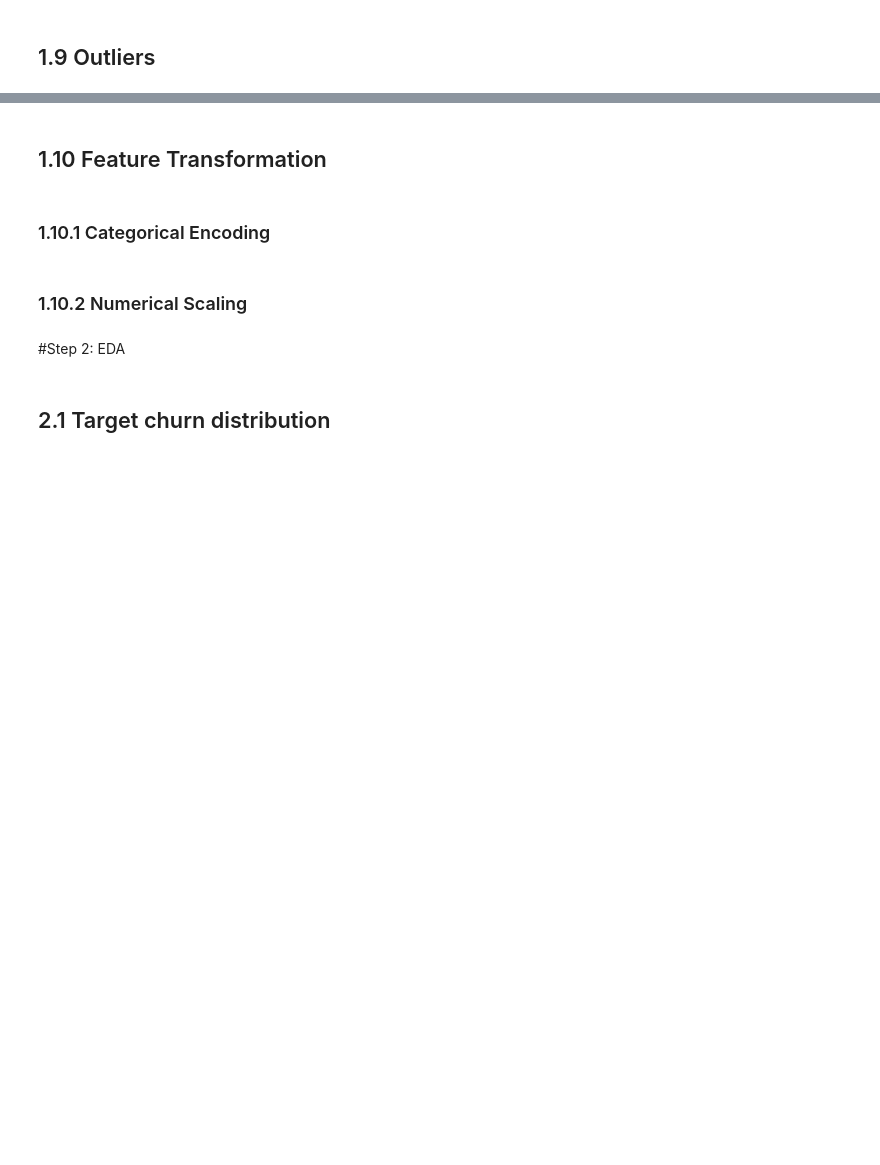
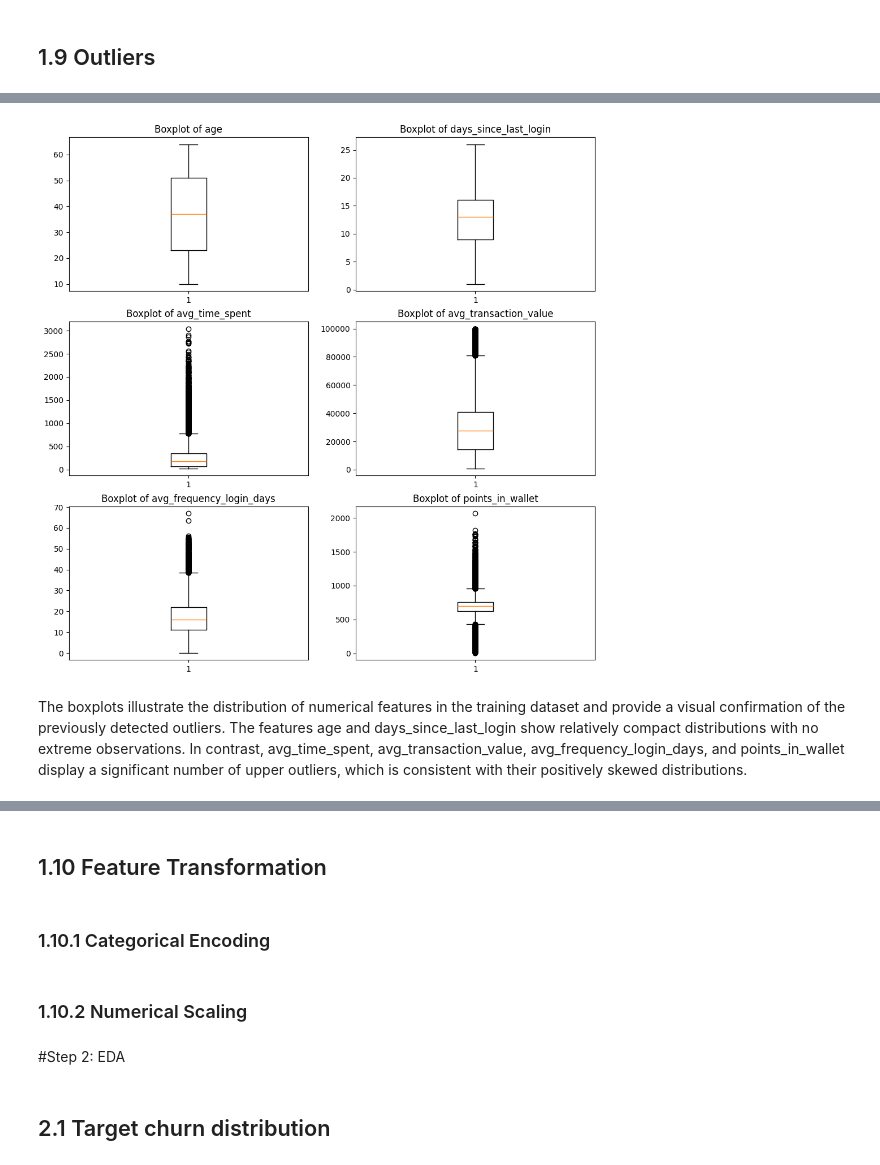
Before and after one commit to CMPE252/customer-churn-prediction, a Jupyter notebook: CMPE_252_Customer_Churn_Prediction.ipynb, the cells around one changed output, grey strips where cells are left out. Cells and saved outputs as stored; diff of their text form; code cells hidden in the pictures; blank space fills up the shorter version.

```diff
--- a/CMPE_252_Customer_Churn_Prediction.ipynb
+++ b/CMPE_252_Customer_Churn_Prediction.ipynb
@@ -92,0 +401,4 @@ There are 7 numeric features and 17 categorical features in the dataset. The cus
+# %%
+for column in negative_cols:
+  X_valid.loc[X_valid[column] < 0, column] = np.nan
+  X_test.loc[X_test[column] < 0, column] = np.nan
@@ -95,2 +544,19 @@ There are 7 numeric features and 17 categorical features in the dataset. The cus
 # %% [markdown]
 ## 1.9 Outliers
+# %%
+# Detect outliers in numerical features using the IQR (Interquartile Range) method.
+
+
+num_cols = X_train.select_dtypes(include=np.number).columns
+outlier_bounds ={}
+for column in num_cols:
+  q1 = X_train[column].quantile(0.25)
+  q3 = X_train[column].quantile(0.75)
+  iqr = q3 - q1
+  # For each numerical column, lower and upper bounds are calculated
+  low = q1 - 1.5 * iqr
+  high = q3 + 1.5 * iqr
+  outlier_bounds[column] = (low,high)
+
+  # The number of observations falling outside these bounds is reported for the train subset.
+  print(column, '-', ((X_train[column] < low) | (X_train[column] > high)).sum())
@@ -96,0 +572,15 @@ There are 7 numeric features and 17 categorical features in the dataset. The cus
+# %%
+# Visualize the distribution of numerical features in the training set
+fig, axes = plt.subplots(3,2, figsize=(12,12))
+axes = axes.flatten()
+
+for i,column in enumerate(num_cols):
+
+  axes[i].boxplot(X_train[column])
+  axes[i].set_title("Boxplot of "+ column)
+
+plt.show()
+# %% [output]
+[figure, added]
+# %% [markdown]
+The boxplots illustrate the distribution of numerical features in the training dataset and provide a visual confirmation of the previously detected outliers. The features age and days_since_last_login show relatively compact distributions with no extreme observations. In contrast, avg_time_spent, avg_transaction_value, avg_frequency_login_days, and points_in_wallet display a significant number of upper outliers, which is consistent with their positively skewed distributions.
```
Also changed, not shown: parts of 46 cells of this notebook.
